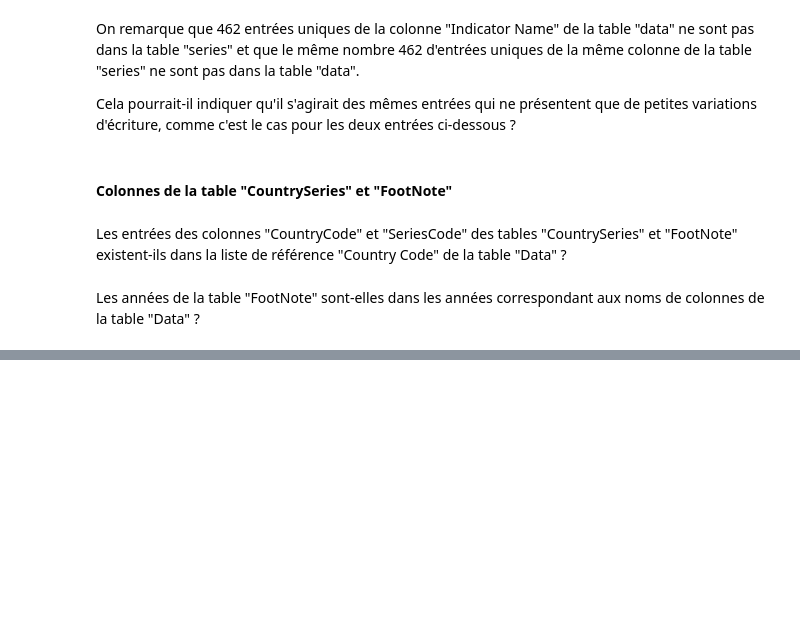
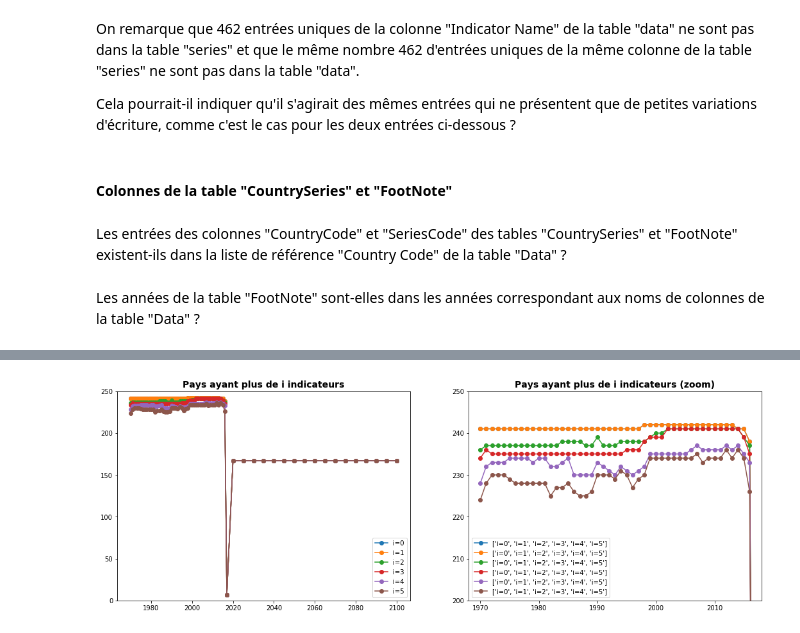
Before and after one commit to SmellyArmure/OC_DS_Project2, a Jupyter notebook: NOTEBOOK/P2-DataSystEd.ipynb, the cells around one changed output, grey strips where cells are left out. Cells and saved outputs as stored; diff of their text form; code cells hidden in the pictures; blank space fills up the shorter version.

```diff
--- a/NOTEBOOK/P2-DataSystEd.ipynb
+++ b/NOTEBOOK/P2-DataSystEd.ipynb
@@ -295,0 +279,3 @@ footnote[footnote["Year"]=='yr2012']
+# %%
+# Tableau des nombres d'indicateurs dispo pour chaque pays et chaque année
+nb_ind_cnt = data.groupby(['Country Name', 'Country Code']).count()
@@ -295,0 +307,27 @@ footnote[footnote["Year"]=='yr2012']
+# %%
+# Nbe de pays ayant un indicateur non nul en fonction des années
+countrys = [nb_ind_cnt.index[i][0] + " - " + nb_ind_cnt.index[i][1] for i in range(nb_ind_cnt.index.size)]
+years = list(range(1970,2018))+list(range(2020,2105,5))
+nb_pay_rens0 = [nb_ind_cnt[nb_ind_cnt[str(i)]!=0].index.size for i in years]
+nb_pay_rens1 = [nb_ind_cnt[nb_ind_cnt[str(i)]>0].index.size for i in years]
+nb_pay_rens2 = [nb_ind_cnt[nb_ind_cnt[str(i)]>2].index.size for i in years]
+nb_pay_rens5 = [nb_ind_cnt[nb_ind_cnt[str(i)]>5].index.size for i in years]
+nb_pay_rens10 = [nb_ind_cnt[nb_ind_cnt[str(i)]>10].index.size for i in years]
+nb_pay_rens15 = [nb_ind_cnt[nb_ind_cnt[str(i)]>15].index.size for i in years]
+nb_pay_rens = np.array([nb_pay_rens0, nb_pay_rens1, nb_pay_rens2, nb_pay_rens5, nb_pay_rens10, nb_pay_rens15])
+
+fig = plt.figure(figsize = (18,6))
+plot1 = plt.subplot(1,2,1)
+[plot1.plot(years, nb_pay_rens[i], '-o', label = "i="+str(i)) for i in range(6)]
+plot1.set_ylim(0,250)
+plot1.legend(loc = 'lower right')
+plot1.set_title("Pays ayant plus de i indicateurs", fontsize = 14, fontweight = 'bold')
+plot2 = plt.subplot(1,2,2)
+plot2.plot(years, nb_pay_rens.T, '-o', label = ["i="+str(i) for i in range(6)])
+plot2.set_xlim(1968,2018)
+plot2.set_ylim(200,250)
+plot2.legend(loc = 'lower left')
+plot2.set_title("Pays ayant plus de i indicateurs (zoom)", fontsize = 14, fontweight = 'bold')
+plt.show()
+# %% [output]
+[figure, added]
```
Also changed, not shown: parts of 19 cells of this notebook.
